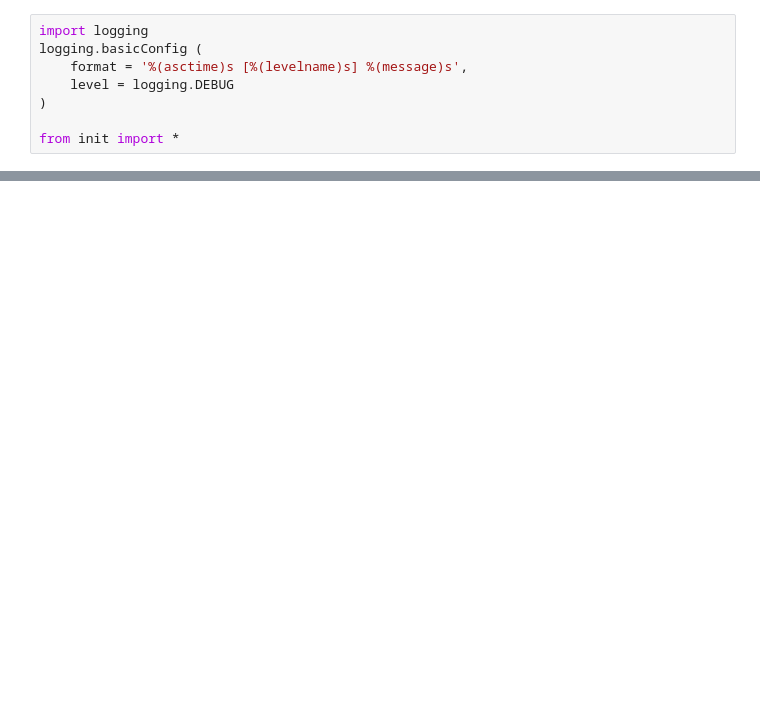
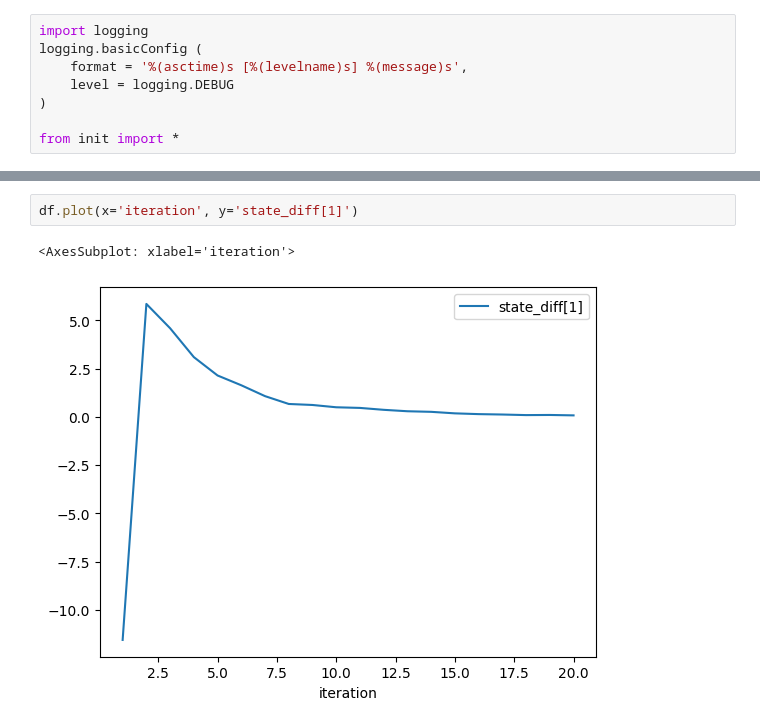
Before and after one commit to AlexanderZvyagin/MonteCarlo-SDK, a Jupyter notebook: python/t11_KalmanFilter.ipynb, the cells around one changed output, grey strips where cells are left out. Cells and saved outputs as stored; diff of their text form; blank space fills up the shorter version.

```diff
--- a/python/t11_KalmanFilter.ipynb
+++ b/python/t11_KalmanFilter.ipynb
@@ -249,0 +126,5 @@ predicted sigma points:
+# %%
+df.plot(x='iteration', y='state_diff[1]')
+# %% [output]
+<AxesSubplot: xlabel='iteration'>
+[figure, added]
```
Also changed, not shown: parts of 5 cells of this notebook, 4 other files.
